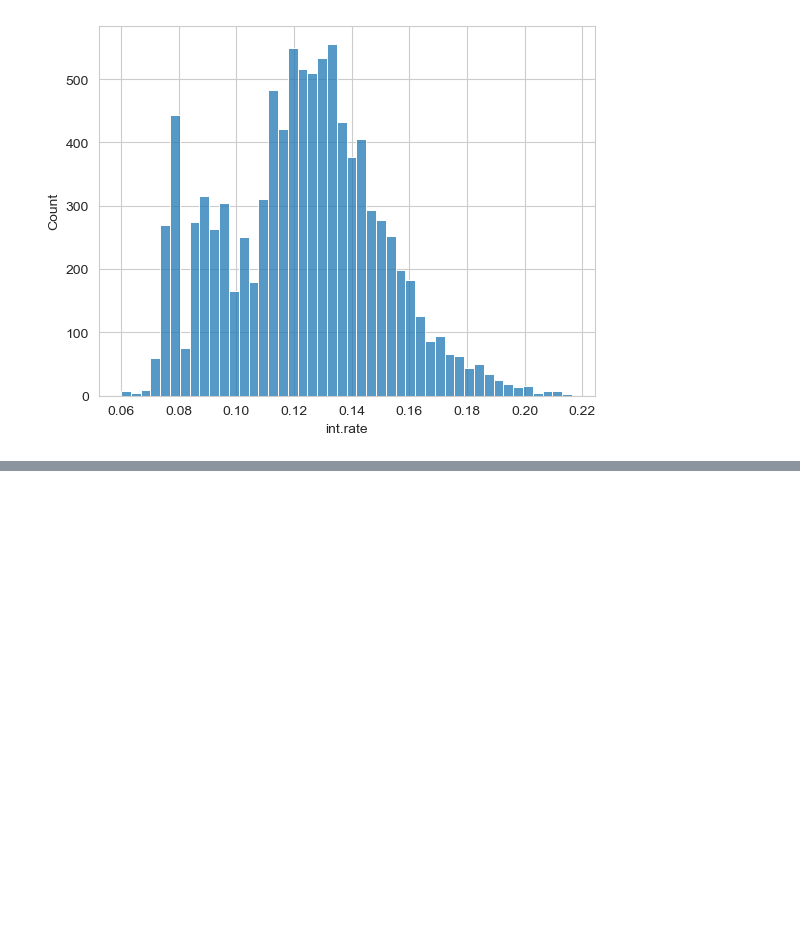
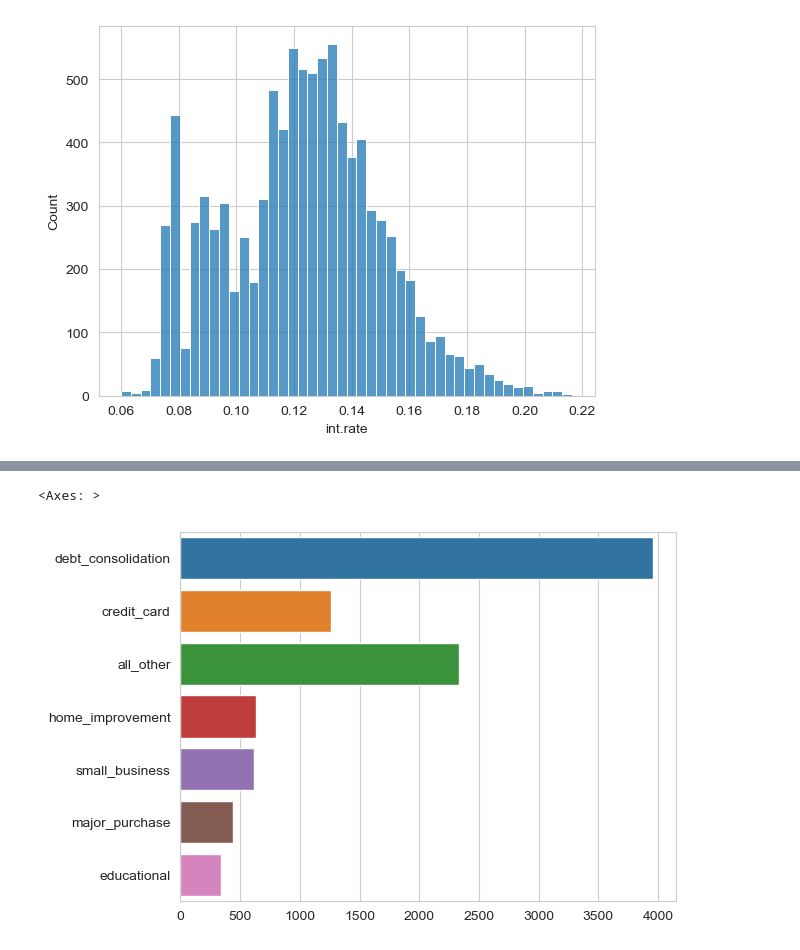
Before and after one commit to bpow139/loan-prediction-project, a Jupyter notebook: Drew/Drew_EDA_Loan.ipynb, the cells around one changed output, grey strips where cells are left out. Saved outputs shown, nothing was run; the diff lists cells and outputs as text; code cells hidden in the pictures; blank space fills up the shorter version.

```diff
--- a/Drew/Drew_EDA_Loan.ipynb
+++ b/Drew/Drew_EDA_Loan.ipynb
@@ -43,4 +43,9 @@ sns.histplot(data = loan["int.rate"])
 <Axes: xlabel='int.rate', ylabel='Count'>
 [figure]
 # %%
-sns.countplot(data = loan, x = 'purpose', kind = 'bar')
+dict_purpose = {}
+for word in loan['purpose']:
+    if word not in dict_purpose:
+        dict_purpose[word] = 1
+    else:
+        dict_purpose[word] = dict_purpose[word] + 1
@@ -49,0 +71,8 @@ AttributeError: Rectangle.set() got an unexpected keyword argument 'kind'
+# %%
+names = list(dict_purpose.keys())
+values = list(dict_purpose.values())
+
+sns.barplot(x = values, y = names)
+# %% [output]
+<Axes: >
+[figure, added]
```
Also changed, not shown: parts of 5 cells of this notebook.
